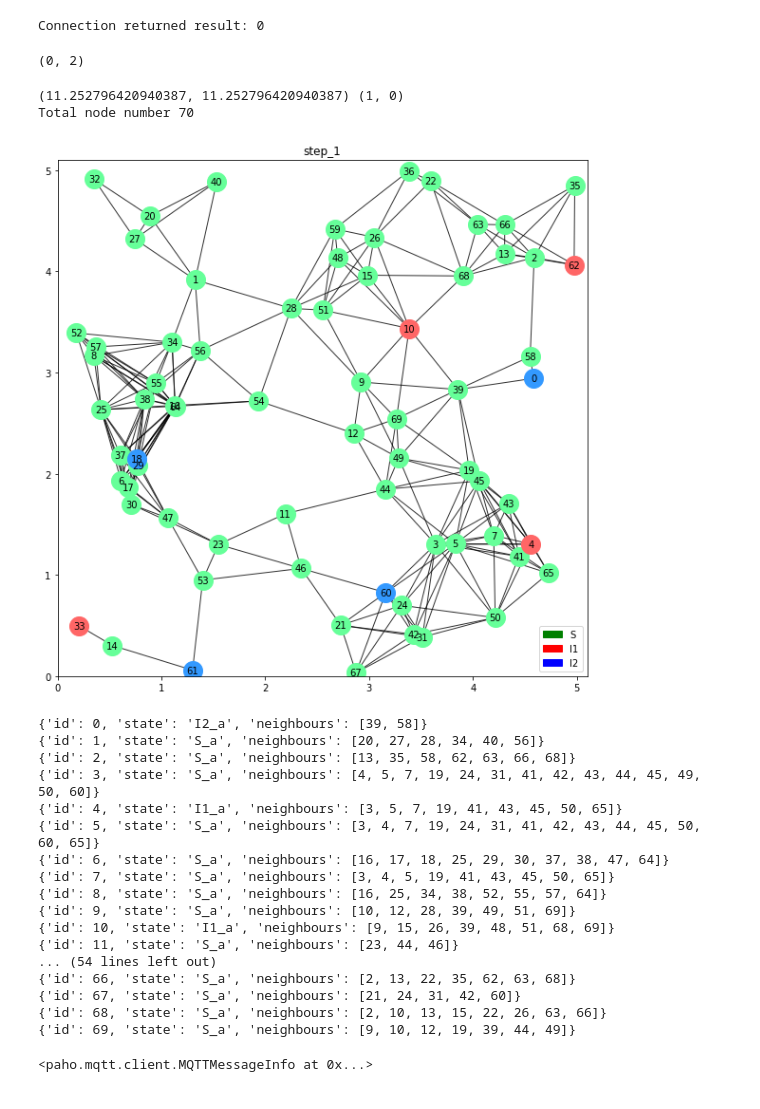
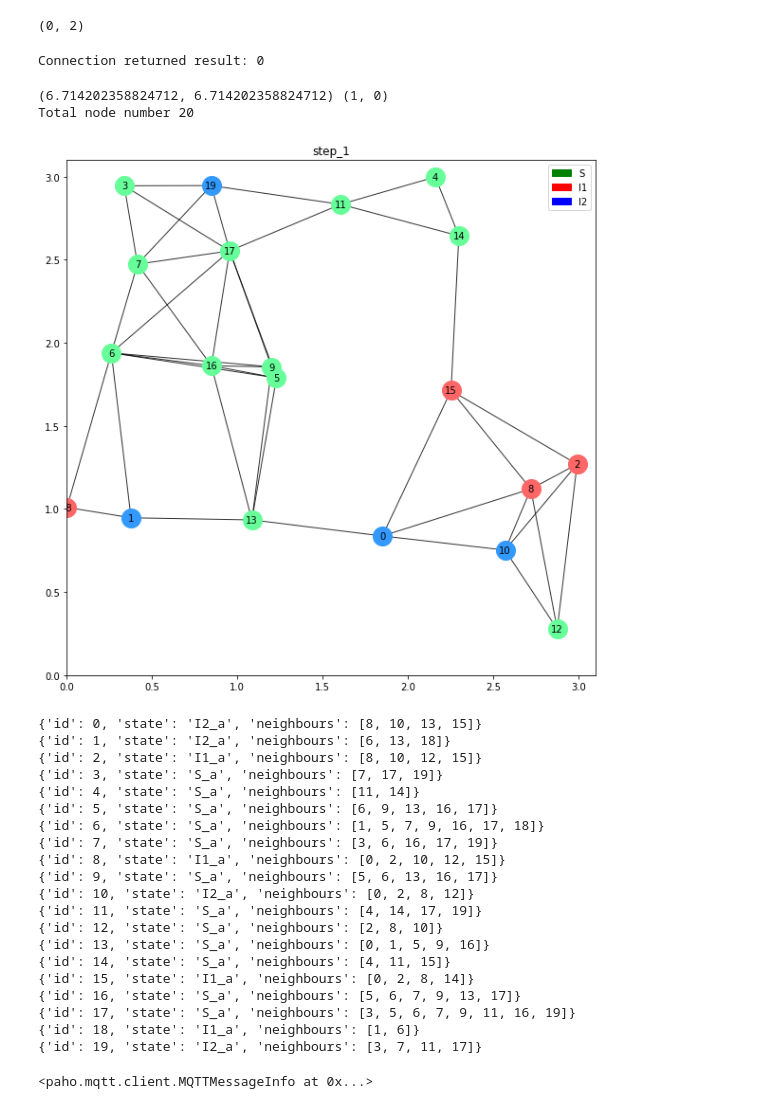
Before and after one commit to Dmitriy-Fedorov/Epidemic-Model, a Jupyter notebook: Raspberry_v3/init/init_v3.ipynb, the cells around one changed output. Drawn from its saved outputs; the diff is of its cells as text; code cells hidden in the pictures.

```diff
--- a/Raspberry_v3/init/init_v3.ipynb
+++ b/Raspberry_v3/init/init_v3.ipynb
@@ -50,7 +50,7 @@ def plot(G, title='step_1', ns=1000, fs=12, lim=2, figsize=(5, 5)):
 # %%
 mqttc = paho.Client()
 counter = 0
-N = 70
+N = 20
 format_date = "%d %b %Y %H%M%S.%f"
 
 def on_connect(client, userdata, flags, rc):
@@ -79,12 +79,14 @@ def on_state(client, userdata, msg):
 
 def on_finish(client, userdata, msg):  # on finish step
     global node_set
-    print("-t {} | -p {}".format(msg.topic, msg.payload.decode()) )
+    log = "-t {} | -p {}".format(msg.topic, msg.payload.decode())
+    with open("log_node_set.txt", "a") as myfile:
+        myfile.write("{}\n".format(log))
     node_id = msg.payload.decode()
     node_set.remove(node_id)
-    name = datetime.now().strftime(format_date)
-    with open("log_node_set.txt", "a") as myfile:
-        myfile.write("{},{}\n".format(name, node_set))
+    print(node_set)
+#     with open("log_node_set.txt", "a") as myfile:
+#         myfile.write("{},{}\n".format(node_set))
     if len(node_set) == 0:
         mqttc.publish('next', 'dummy_msg', qos=2)
         node_set = {str(x) for x in range(N)}
@@ -101,44 +103,44 @@ mqttc.loop_start()
 mqttc.subscribe('state', 2)
 mqttc.subscribe('finish', 2)
 # %% [output]
-Connection returned result: 0
+(0, 2)
-(0, 2)
+Connection returned result: 0
 # %%
 paramet = {
         'alpha': [0.5, 0.5], # infect rate
         'mu': [0.5, 0.5], # sleep s
         'gamma': [0.1, 0.1], # rec rate
         'lambda': [0.7, 0.2], # sleep I1
         'kappa': [0.7, 0.2] # sleep I2    % [I2_s -> I2_a, I2_a -> I2_s]
     }
-np.random.seed(314)  # structure
+np.random.seed(315)  # structure
 random.seed(6)       # infected
 # N = 5
 r = 1
 number_subgraphs = 0
 
 while number_subgraphs != 1:
-    a = EpidemicGraph(N,r,paramet,I1_a=4, I2_a=4, grid_size=[5,5], create=True) # net='Uniform Grid'
+    a = EpidemicGraph(N,r,paramet,I1_a=4, I2_a=4, grid_size=[3,3], create=True) # net='Uniform Grid'
     number_subgraphs = len(list(nx.connected_component_subgraphs(a.G)))
     number_isolated_nodes = len(list(nx.isolates(a.G)))
     print(calc_R0(a.G, paramet), (number_subgraphs, number_isolated_nodes))
 
 G = a.G
 # G.node[0]['state'] = 'S_s'
 
 plt_set = {
     'ns': 400,
     'fs': 10,
-    'lim': 5.1,
+    'lim': 3.1,
     'figsize': (10,10)
 }
 plt, fig = plot(G, **plt_set) #  ns=300, fs=6,lim=5
 # plt.show()
 fig.savefig('figures/_.png')
 # %% [output]
-(11.252796420940387, 11.252796420940387) (1, 0)
-Total node number 70
+(6.714202358824712, 6.714202358824712) (1, 0)
+Total node number 20
-[figure, old version]
+[figure, new version]
 # %%
 G.node[1]
 
@@ -155,23 +157,26 @@ for node_id in range(N):
 
 mqttc.publish('init', json.dumps(msg_list))
 # %% [output]
-{'id': 0, 'state': 'I2_a', 'neighbours': [39, 58]}
-{'id': 1, 'state': 'S_a', 'neighbours': [20, 27, 28, 34, 40, 56]}
-{'id': 2, 'state': 'S_a', 'neighbours': [13, 35, 58, 62, 63, 66, 68]}
-{'id': 3, 'state': 'S_a', 'neighbours': [4, 5, 7, 19, 24, 31, 41, 42, 43, 44, 45, 49, 50, 60]}
-{'id': 4, 'state': 'I1_a', 'neighbours': [3, 5, 7, 19, 41, 43, 45, 50, 65]}
-{'id': 5, 'state': 'S_a', 'neighbours': [3, 4, 7, 19, 24, 31, 41, 42, 43, 44, 45, 50, 60, 65]}
-{'id': 6, 'state': 'S_a', 'neighbours': [16, 17, 18, 25, 29, 30, 37, 38, 47, 64]}
-{'id': 7, 'state': 'S_a', 'neighbours': [3, 4, 5, 19, 41, 43, 45, 50, 65]}
-{'id': 8, 'state': 'S_a', 'neighbours': [16, 25, 34, 38, 52, 55, 57, 64]}
-{'id': 9, 'state': 'S_a', 'neighbours': [10, 12, 28, 39, 49, 51, 69]}
-{'id': 10, 'state': 'I1_a', 'neighbours': [9, 15, 26, 39, 48, 51, 68, 69]}
-{'id': 11, 'state': 'S_a', 'neighbours': [23, 44, 46]}
-... (54 lines left out)
-{'id': 66, 'state': 'S_a', 'neighbours': [2, 13, 22, 35, 62, 63, 68]}
-{'id': 67, 'state': 'S_a', 'neighbours': [21, 24, 31, 42, 60]}
-{'id': 68, 'state': 'S_a', 'neighbours': [2, 10, 13, 15, 22, 26, 63, 66]}
-{'id': 69, 'state': 'S_a', 'neighbours': [9, 10, 12, 19, 39, 44, 49]}
+{'id': 0, 'state': 'I2_a', 'neighbours': [8, 10, 13, 15]}
+{'id': 1, 'state': 'I2_a', 'neighbours': [6, 13, 18]}
+{'id': 2, 'state': 'I1_a', 'neighbours': [8, 10, 12, 15]}
+{'id': 3, 'state': 'S_a', 'neighbours': [7, 17, 19]}
+{'id': 4, 'state': 'S_a', 'neighbours': [11, 14]}
+{'id': 5, 'state': 'S_a', 'neighbours': [6, 9, 13, 16, 17]}
+{'id': 6, 'state': 'S_a', 'neighbours': [1, 5, 7, 9, 16, 17, 18]}
+{'id': 7, 'state': 'S_a', 'neighbours': [3, 6, 16, 17, 19]}
+{'id': 8, 'state': 'I1_a', 'neighbours': [0, 2, 10, 12, 15]}
+{'id': 9, 'state': 'S_a', 'neighbours': [5, 6, 13, 16, 17]}
+{'id': 10, 'state': 'I2_a', 'neighbours': [0, 2, 8, 12]}
+{'id': 11, 'state': 'S_a', 'neighbours': [4, 14, 17, 19]}
+{'id': 12, 'state': 'S_a', 'neighbours': [2, 8, 10]}
+{'id': 13, 'state': 'S_a', 'neighbours': [0, 1, 5, 9, 16]}
+{'id': 14, 'state': 'S_a', 'neighbours': [4, 11, 15]}
+{'id': 15, 'state': 'I1_a', 'neighbours': [0, 2, 8, 14]}
+{'id': 16, 'state': 'S_a', 'neighbours': [5, 6, 7, 9, 13, 17]}
+{'id': 17, 'state': 'S_a', 'neighbours': [3, 5, 6, 7, 9, 11, 16, 19]}
+{'id': 18, 'state': 'I1_a', 'neighbours': [1, 6]}
+{'id': 19, 'state': 'I2_a', 'neighbours': [3, 7, 11, 17]}
 <paho.mqtt.client.MQTTMessageInfo at 0x...>
 # %%
 # node_set = {str(x) for x in range(5)}
```
Also changed, not shown: parts of 3 cells of this notebook, 8 other files.
